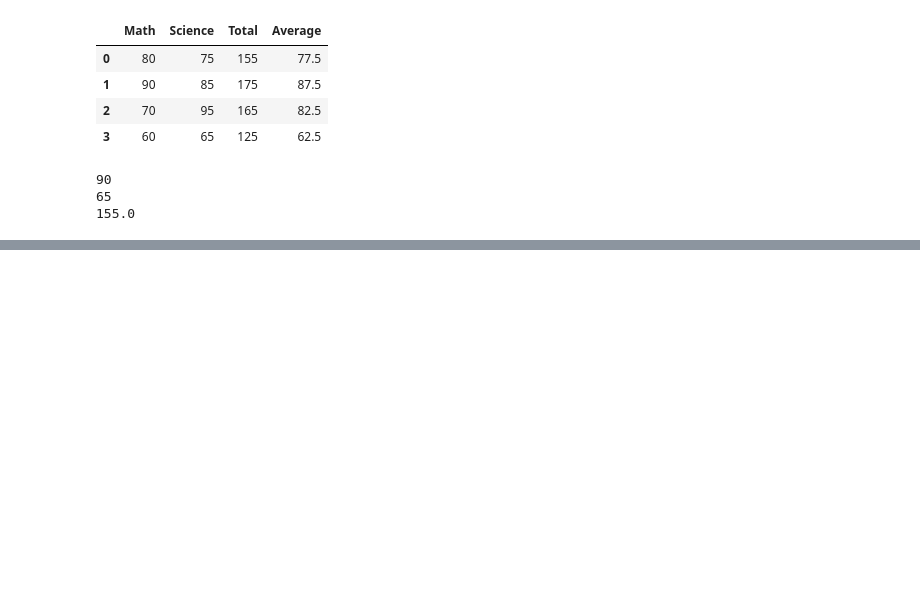
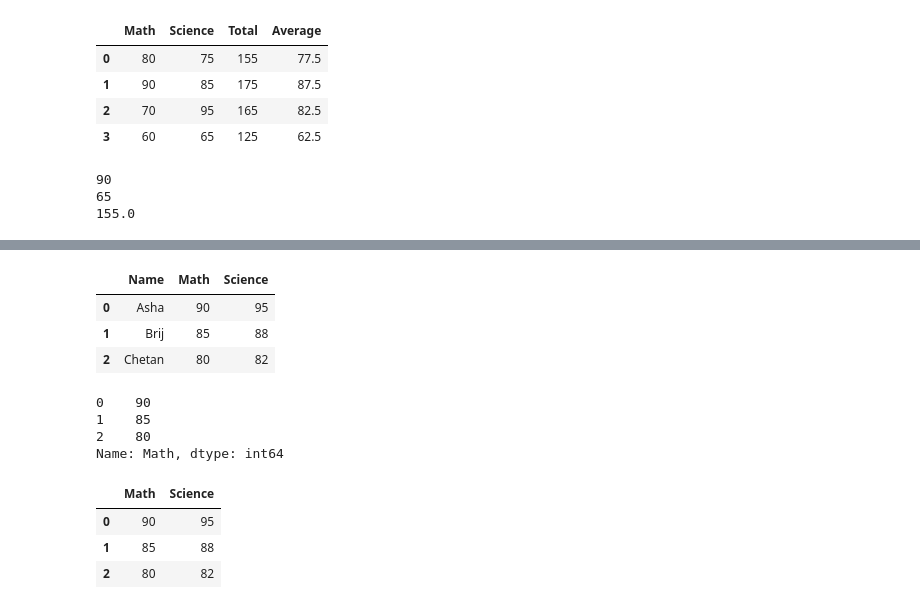
Before and after one commit to Witzcode0/AI, a Jupyter notebook: pandasDocs/session_2.ipynb, the cells around one changed output, grey strips where cells are left out. Drawn from its saved outputs; the diff is of its cells as text; code cells hidden in the pictures; blank space fills up the shorter version.

```diff
--- a/pandasDocs/session_2.ipynb
+++ b/pandasDocs/session_2.ipynb
@@ -509,0 +553,30 @@ print(df["Total"].mean())  # Average of total scores
+# %%
+data = {
+    "Name": ["Asha", "Brij", "Chetan"],
+    "Math": [90, 85, 80],
+    "Science": [95, 88, 82]
+}
+
+df = pd.DataFrame(data)
+df
+# %% [output]
+|  | Name | Math | Science |
+| 0 | Asha | 90 | 95 |
+| 1 | Brij | 85 | 88 |
+| 2 | Chetan | 80 | 82 |
+# %%
+# Select one column
+df["Math"]
+# %% [output]
+0    90
+1    85
+2    80
+Name: Math, dtype: int64
+# %%
+# Select multiple columns
+df[["Math", "Science"]]
+# %% [output]
+|  | Math | Science |
+| 0 | 90 | 95 |
+| 1 | 85 | 88 |
+| 2 | 80 | 82 |
```
Also changed, not shown: parts of 18 cells of this notebook, 6 other files.
